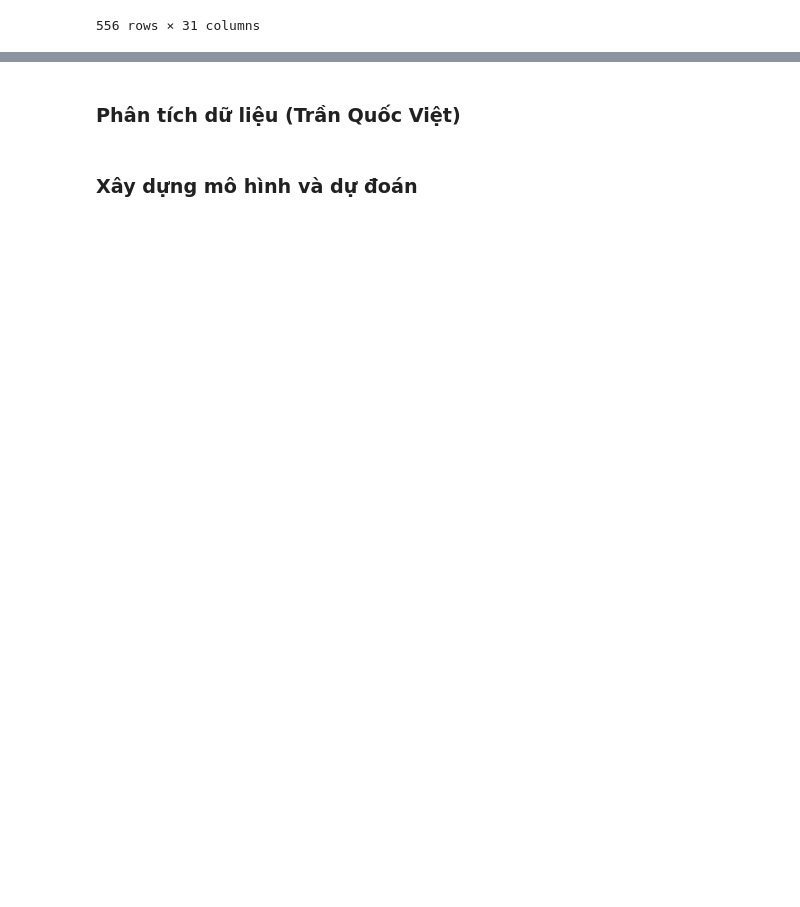
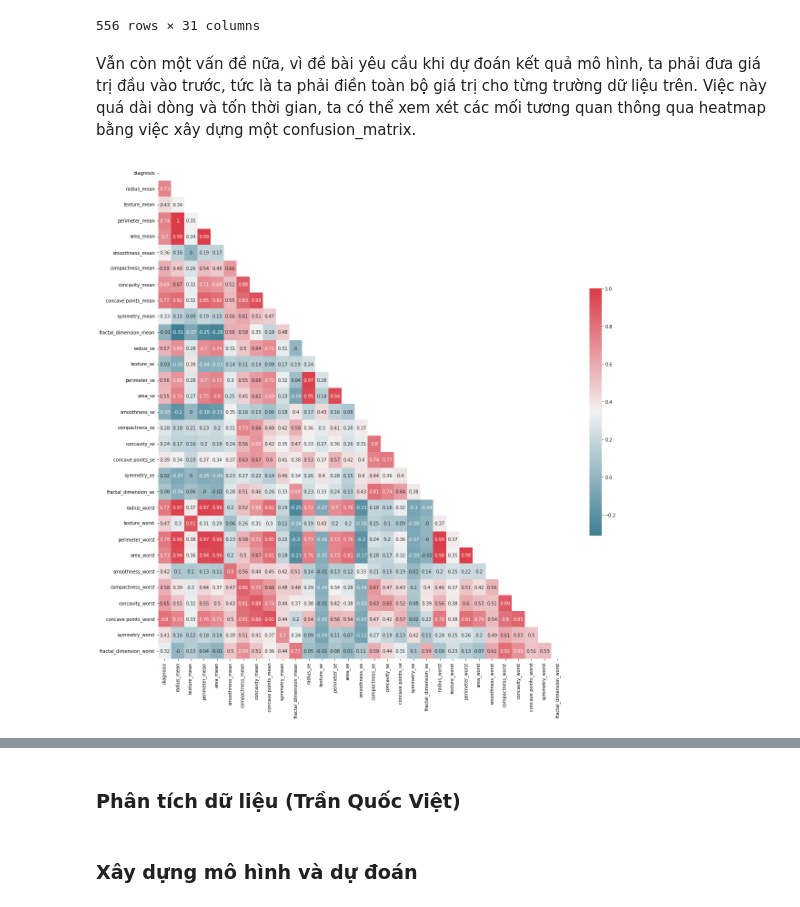
Before and after one commit to 19127592/Classification-breast-cancer, a Jupyter notebook: processing-data.ipynb, the cells around one changed output, grey strips where cells are left out. Saved outputs shown, nothing was run; the diff lists cells and outputs as text; code cells hidden in the pictures; blank space fills up the shorter version.

```diff
--- a/processing-data.ipynb
+++ b/processing-data.ipynb
@@ -192,3 +191,18 @@ brcc_df
 | 566 | 1 | 16.60 | 28.08 | 108.30 | 858.1 | 0.08455 | 0.10230 | ... |
 | 567 | 1 | 20.60 | 29.33 | 140.10 | 1265.0 | 0.11780 | 0.27700 | ... |
 556 rows × 31 columns
+# %% [markdown]
+Vẫn còn một vấn đề nữa, vì đề bài yêu cầu khi dự đoán kết quả mô hình, ta phải đưa giá trị đầu vào trước, tức là ta phải điền toàn bộ giá trị cho từng trường dữ liệu trên. Việc này quá dài dòng và tốn thời gian, ta có thể xem xét các mối tương quan thông qua heatmap bằng việc xây dựng một confusion_matrix.
+# %%
+corr = brcc_df.corr().round(2)
+mask = np.zeros_like(corr, dtype=bool)
+mask[np.triu_indices_from(mask)] = True
+
+f, ax = plt.subplots(figsize=(20, 20))
+
+cmap = sns.diverging_palette(220, 10, as_cmap=True)
+sns.heatmap(corr, mask=mask, cmap=cmap, cbar_kws={"shrink": 0.5}, annot=True)
+
+plt.show()
+# %% [output]
+[figure, added]
```
Also changed, not shown: parts of 6 cells of this notebook.
